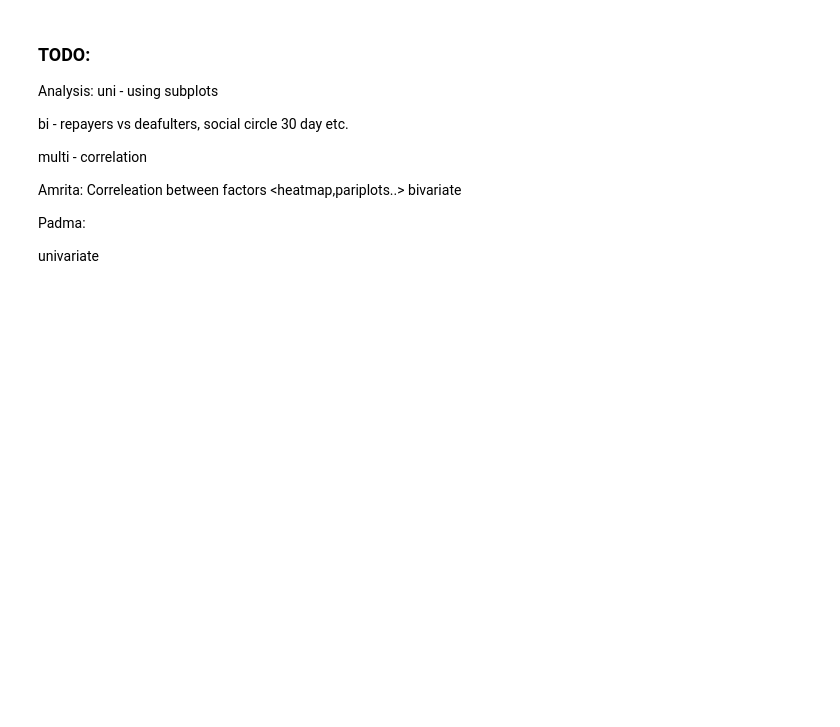
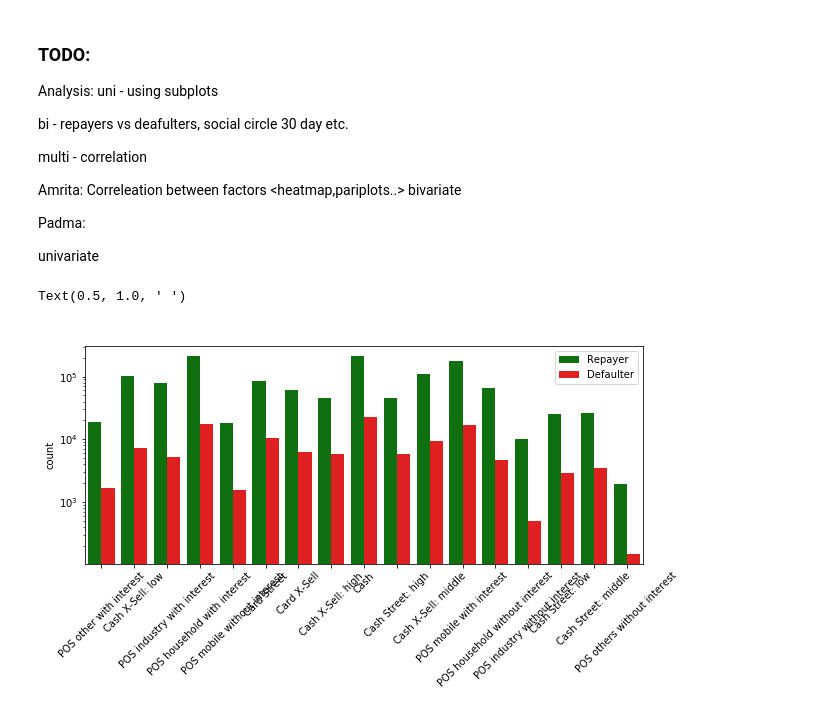
Before and after one commit to padma-it/DataScienceCaseStudies, a Jupyter notebook: Credit EDA/Credit_EDA_Case_Study_Padma.ipynb, the cells around one changed output. Saved outputs shown, nothing was run; the diff lists cells and outputs as text; code cells hidden in the pictures; blank space fills up the shorter version.

Commit message:
Adding product combination

```diff
--- a/Credit EDA/Credit_EDA_Case_Study_Padma.ipynb
+++ b/Credit EDA/Credit_EDA_Case_Study_Padma.ipynb
@@ -1120,3 +1120,15 @@ bivariate
 Padma:
 
 univariate
+# %%
+plt.figure(figsize=(10,4))
+sns.countplot('PRODUCT_COMBINATION', data = loan_process_df, hue ='TARGET',palette=["g","r"])
+plt.xticks(rotation=45)
+plt.yticks(fontsize=10)
+plt.yscale('log')
+plt.legend(["Repayer","Defaulter"],loc ="top right")
+plt.xlabel(" ")
+plt.title(" ")
+# %% [output]
+Text(0.5, 1.0, ' ')
+[figure, added]
```
Also changed, not shown: parts of 1 cell of this notebook, 1 other file.
